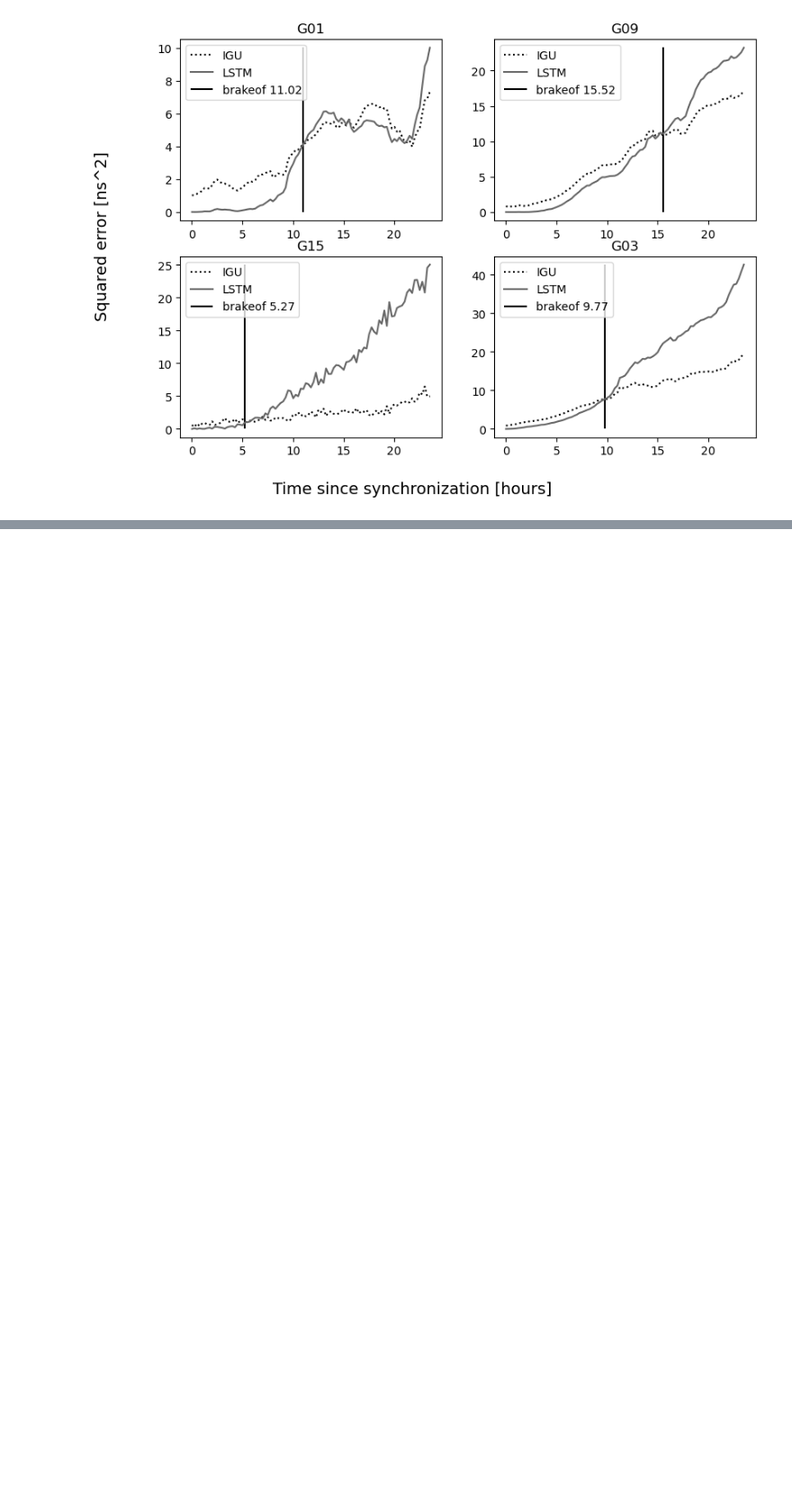
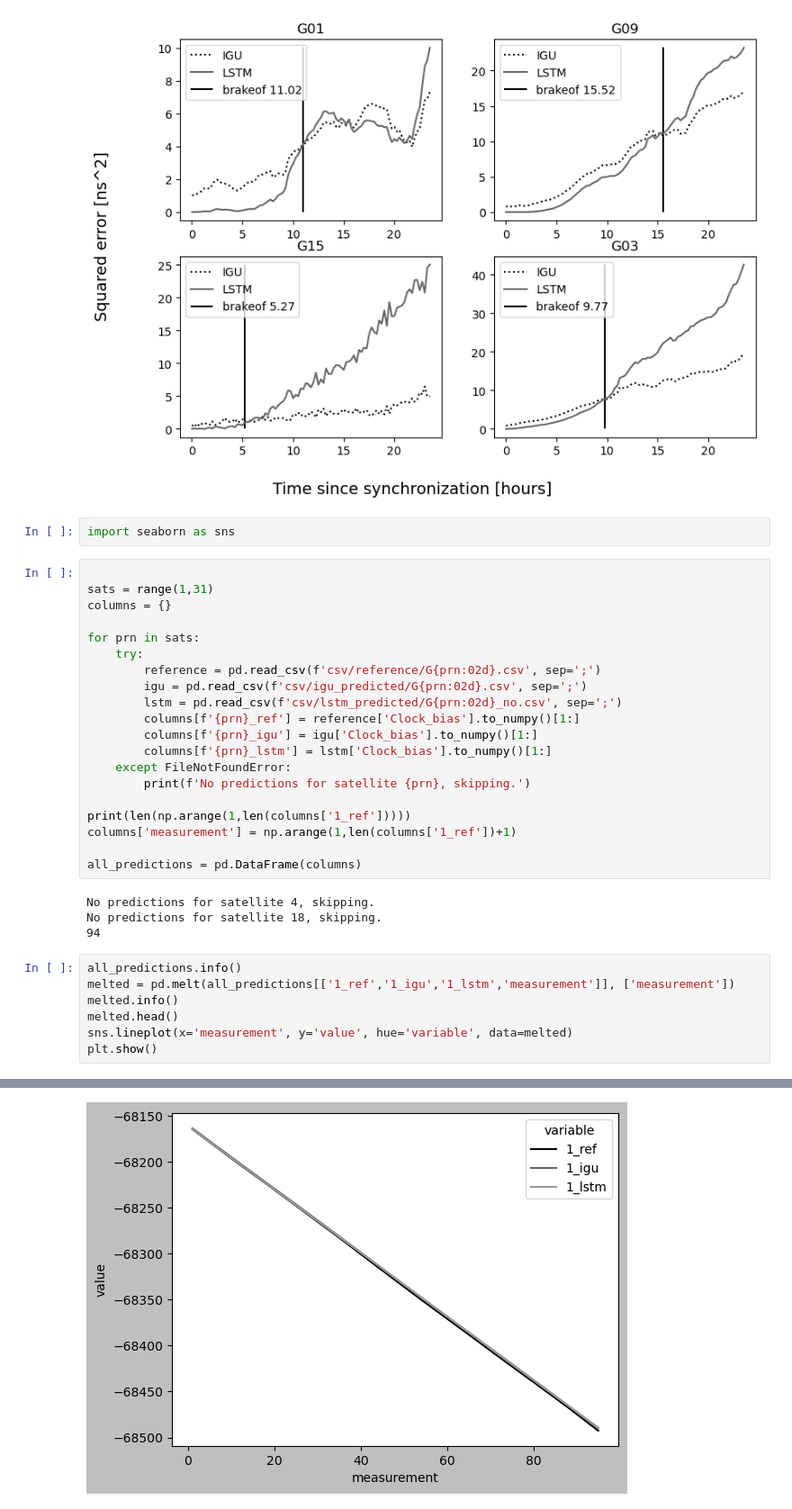
Before and after one commit to Regule/phd, a Jupyter notebook: visualisationsBW.ipynb, the cells around one changed output, grey strips where cells are left out. Shown at 90% size. Cells and saved outputs as stored; diff of their text form; blank space fills up the shorter version.

```diff
--- a/visualisationsBW.ipynb
+++ b/visualisationsBW.ipynb
@@ -370,3 +370,37 @@ fig.text(0.01, 0.5, 'Squared error [ns^2]', va='center', rotation='vertical', fo
 plt.show()
 # %% [output]
 [figure]
+# %%
+import seaborn as sns
+# %%
+
+sats = range(1,31)
+columns = {}
+
+for prn in sats:
+    try:
+        reference = pd.read_csv(f'csv/reference/G{prn:02d}.csv', sep=';')
+        igu = pd.read_csv(f'csv/igu_predicted/G{prn:02d}.csv', sep=';')
+        lstm = pd.read_csv(f'csv/lstm_predicted/G{prn:02d}_no.csv', sep=';')
+        columns[f'{prn}_ref'] = reference['Clock_bias'].to_numpy()[1:]
+        columns[f'{prn}_igu'] = igu['Clock_bias'].to_numpy()[1:]
+        columns[f'{prn}_lstm'] = lstm['Clock_bias'].to_numpy()[1:]
+    except FileNotFoundError:
+        print(f'No predictions for satellite {prn}, skipping.')
+
+print(len(np.arange(1,len(columns['1_ref']))))
+columns['measurement'] = np.arange(1,len(columns['1_ref'])+1)
+
+all_predictions = pd.DataFrame(columns)
+# %% [output]
+No predictions for satellite 4, skipping.
+No predictions for satellite 18, skipping.
+94
+# %%
+all_predictions.info()
+melted = pd.melt(all_predictions[['1_ref','1_igu','1_lstm','measurement']], ['measurement'])
+melted.info()
+melted.head()
+sns.lineplot(x='measurement', y='value', hue='variable', data=melted)
+plt.show()
+# %% [output]
@@ -372,0 +424 @@ plt.show()
+[figure, added]
```
Also changed, not shown: parts of 2 cells of this notebook.
